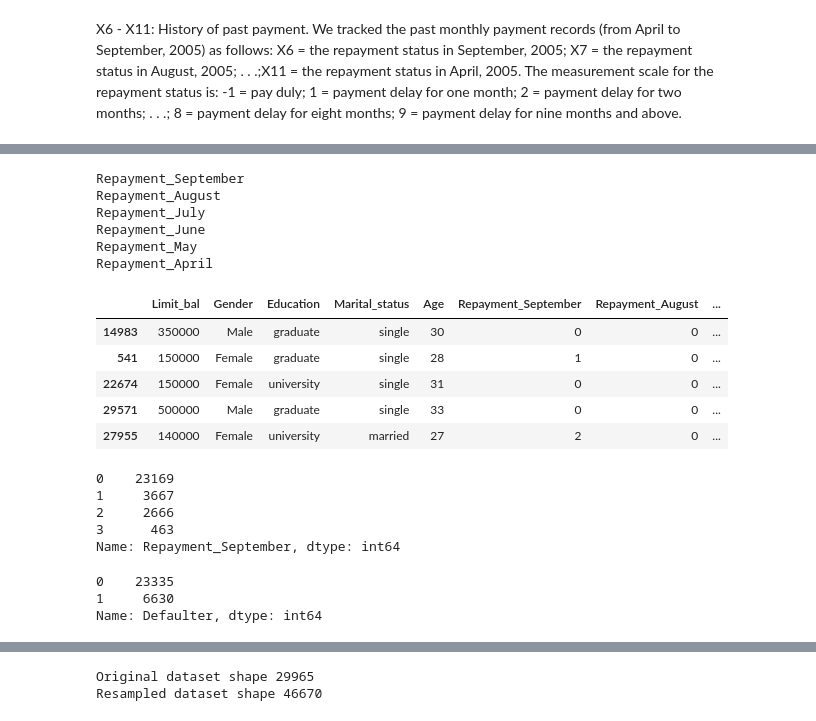
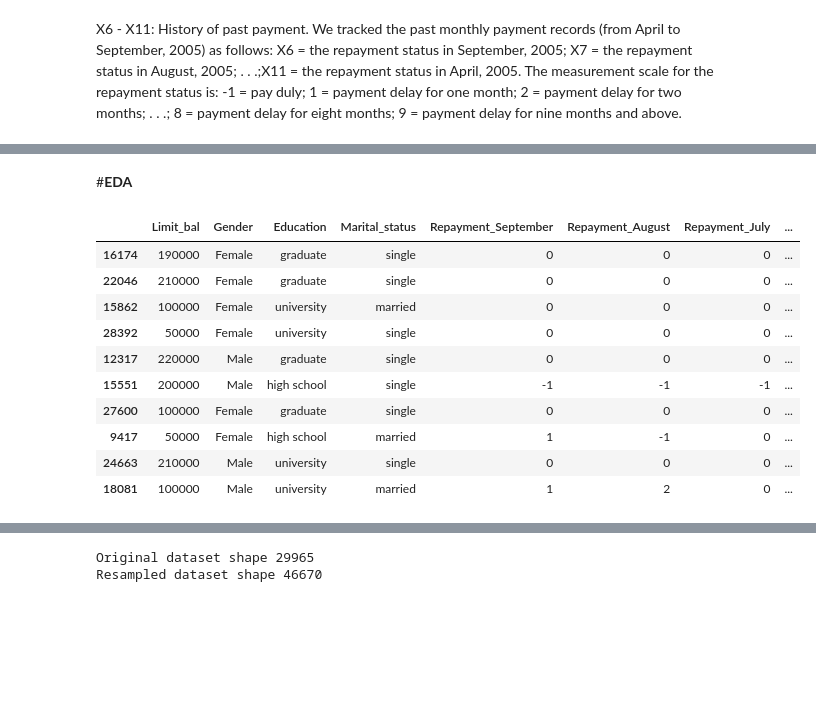
Before and after one commit to armanalam6342/Credit-Card-Default-Prediction, a Jupyter notebook: Credit_Card_Default_Prediction_Capstone_Project.ipynb, the cells around one changed output, grey strips where cells are left out. Drawn from its saved outputs; the diff is of its cells as text; code cells hidden in the pictures; blank space fills up the shorter version.

```diff
--- a/Credit_Card_Default_Prediction_Capstone_Project.ipynb
+++ b/Credit_Card_Default_Prediction_Capstone_Project.ipynb
@@ -376,0 +228,5 @@ memory usage: 7.0+ MB
+# %%
+#value counts of all Repayments status Columns
+for i in repayment_df.columns:
+  print('column name = ', i)
+  print(repayment_df[i].value_counts())
@@ -376,0 +253,5 @@ memory usage: 7.0+ MB
+# %%
+# Value count percentage of Repayments status columns with respect of Defaulter
+for i in repayment_df.columns:
+  print('column name = ',i)
+  print(df[repayment_df[i]<=0].Defaulter.value_counts(normalize=True))
@@ -377,28 +276,27 @@ memory usage: 7.0+ MB
+# %%
+# Defining function for all Repayments status value less than 0 consider as 0
+def repaymentsstatus(delay):
+    if delay <= 0:
+      return 0
+    else:
+      return delay
 # %%
-for i in df.columns[5:11]:
-  print(i)
-  df[i]=df[i].apply(pay)
+# Apply function on Repayments status columns
+for i in repayment_df.columns:
+  df[i]=df[i].apply(repaymentsstatus)
-# %% [output]
-Repayment_September
-Repayment_August
-Repayment_July
-Repayment_June
-Repayment_May
-Repayment_April
+# %% [markdown]
+#<b>EDA
 # %%
-df.sample(5)
+df.sample(10)
 # %% [output]
-|  | Limit_bal | Gender | Education | Marital_status | Age | Repayment_September | Repayment_August | ... |
-| 14983 | 350000 | Male | graduate | single | 30 | 0 | 0 | ... |
-| 541 | 150000 | Female | graduate | single | 28 | 1 | 0 | ... |
-| 22674 | 150000 | Female | university | single | 31 | 0 | 0 | ... |
-| 29571 | 500000 | Male | graduate | single | 33 | 0 | 0 | ... |
-| 27955 | 140000 | Female | university | married | 27 | 2 | 0 | ... |
+|  | Limit_bal | Gender | Education | Marital_status | Repayment_September | Repayment_August | Repayment_July | ... |
+| 16174 | 190000 | Female | graduate | single | 0 | 0 | 0 | ... |
+| 22046 | 210000 | Female | graduate | single | 0 | 0 | 0 | ... |
+| 15862 | 100000 | Female | university | married | 0 | 0 | 0 | ... |
+| 28392 | 50000 | Female | university | single | 0 | 0 | 0 | ... |
+| 12317 | 220000 | Male | graduate | single | 0 | 0 | 0 | ... |
+| 15551 | 200000 | Male | high school | single | -1 | -1 | -1 | ... |
+| 27600 | 100000 | Female | graduate | single | 0 | 0 | 0 | ... |
+| 9417 | 50000 | Female | high school | married | 1 | -1 | 0 | ... |
+| 24663 | 210000 | Male | university | single | 0 | 0 | 0 | ... |
+| 18081 | 100000 | Male | university | married | 1 | 2 | 0 | ... |
-# %%
-df['Repayment_September'].value_counts()
-# %% [output]
-0    23169
-1     3667
-2     2666
-3      463
-Name: Repayment_September, dtype: int64
@@ -407,6 +302,0 @@ df.drop(columns='Age',inplace=True)
-# %%
-df['Defaulter'].value_counts()
-# %% [output]
-0    23335
-1     6630
-Name: Defaulter, dtype: int64
```
Also changed, not shown: parts of 109 cells of this notebook.
